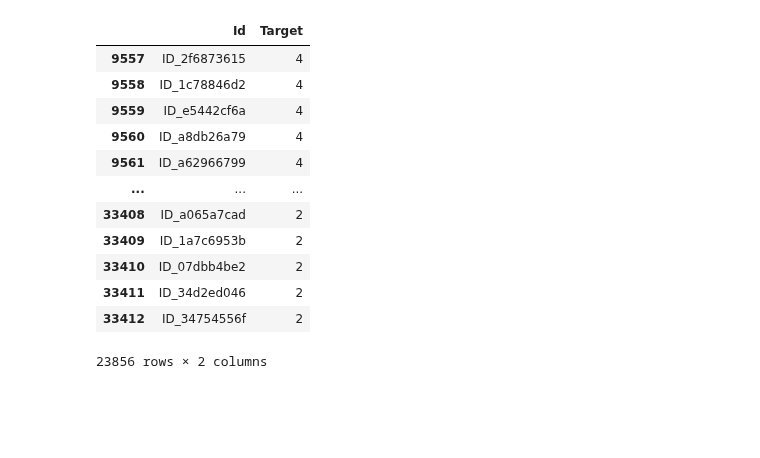
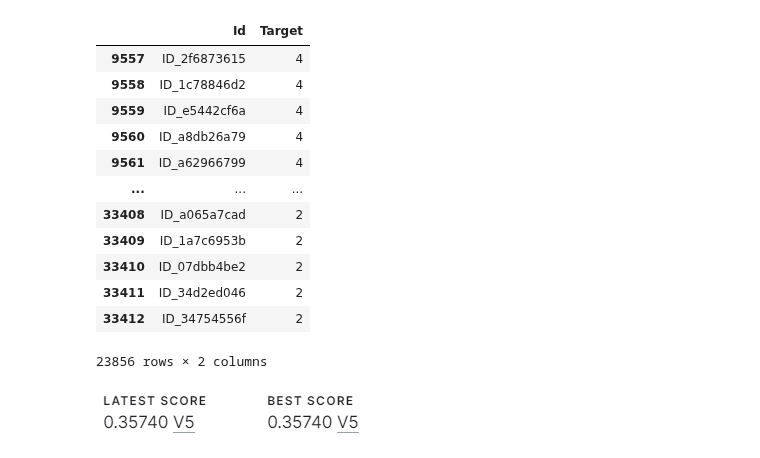
Before and after one commit to iam-Dylan/costa-rican-household, a Jupyter notebook: source/model.ipynb, the cells around one changed output. Drawn from its saved outputs; the diff is of its cells as text; code cells hidden in the pictures; blank space fills up the shorter version.

```diff
--- a/source/model.ipynb
+++ b/source/model.ipynb
@@ -374,3 +374,9 @@ rf_submission
 23856 rows × 2 columns
 # %%
 rf_submission.to_csv('submission.csv', index=False)
+# %%
+# Import .png
+from IPython.display import Image
+Image(filename='image.png')
+# %% [output]
+[figure, added]
```
Also changed, not shown: 1 other file.
